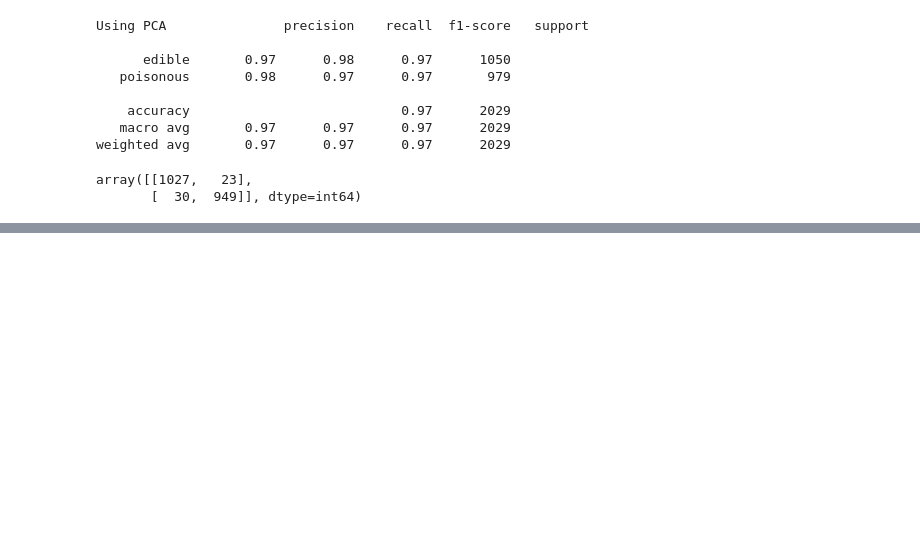
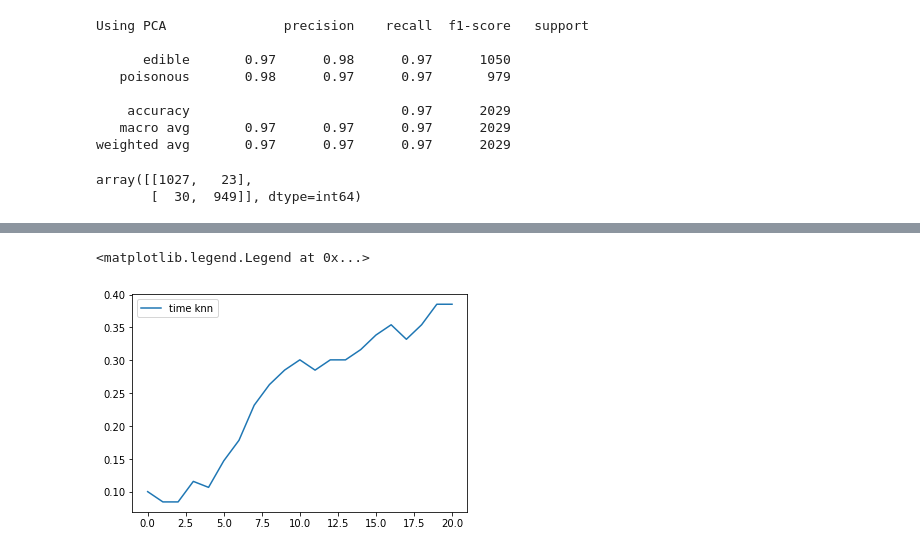
Before and after one commit to crownedone/mushrooms, a Jupyter notebook: _backup_mushroom.ipynb, the cells around one changed output, grey strips where cells are left out. Saved outputs shown, nothing was run; the diff lists cells and outputs as text; code cells hidden in the pictures; blank space fills up the shorter version.

```diff
--- a/_backup_mushroom.ipynb
+++ b/_backup_mushroom.ipynb
@@ -301,0 +327,6 @@ array([[1027,   23],
+# %%
+plt.plot(tt, label='time knn')
+plt.legend()
+# %% [output]
+<matplotlib.legend.Legend at 0x...>
+[figure, added]
```
Also changed, not shown: parts of 3 cells of this notebook, 1 other file.
